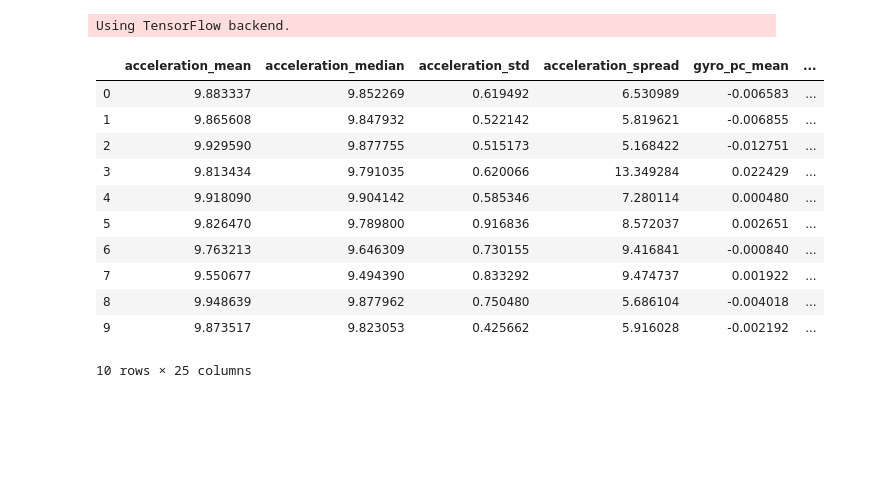
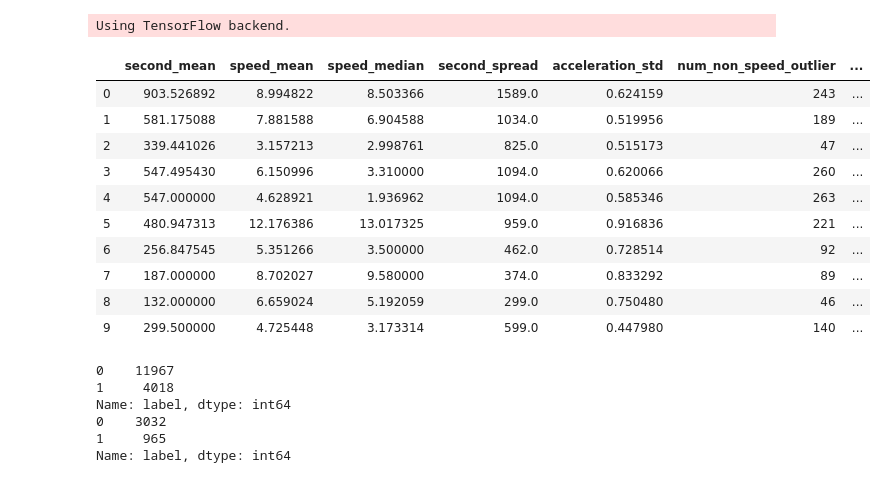
Before and after one commit to md-afif/AIforSEA_Safety, a Jupyter notebook: model_ANN.ipynb, the cells around one changed output. Drawn from its saved outputs; the diff is of its cells as text; code cells hidden in the pictures; blank space fills up the shorter version.

```diff
--- a/model_ANN.ipynb
+++ b/model_ANN.ipynb
@@ -17,20 +17,24 @@ Using TensorFlow backend.
 # %%
 DATA_DIR = os.path.join(os.getcwd(), '../data/safety/kfengtee.csv')
 
+adaboost_cols = ['second_mean', 'speed_mean', 'speed_median', 'second_spread',
+       'acceleration_std', 'num_non_speed_outlier', 'second_std',
+       'second_median', 'speed_spread', 'num_non_gyro_outlier', 'label']
+
 agg_diff_df = pd.read_csv(DATA_DIR)
 agg_diff_df = agg_diff_df.drop('bookingid', axis='columns')
+agg_diff_df = agg_diff_df[adaboost_cols]
 agg_diff_df.head(n=10)
 # %% [output]
-|  | acceleration_mean | acceleration_median | acceleration_std | acceleration_spread | gyro_pc_mean | ... |
-| 0 | 9.883337 | 9.852269 | 0.619492 | 6.530989 | -0.006583 | ... |
-| 1 | 9.865608 | 9.847932 | 0.522142 | 5.819621 | -0.006855 | ... |
-| 2 | 9.929590 | 9.877755 | 0.515173 | 5.168422 | -0.012751 | ... |
-| 3 | 9.813434 | 9.791035 | 0.620066 | 13.349284 | 0.022429 | ... |
-| 4 | 9.918090 | 9.904142 | 0.585346 | 7.280114 | 0.000480 | ... |
-| 5 | 9.826470 | 9.789800 | 0.916836 | 8.572037 | 0.002651 | ... |
-| 6 | 9.763213 | 9.646309 | 0.730155 | 9.416841 | -0.000840 | ... |
-| 7 | 9.550677 | 9.494390 | 0.833292 | 9.474737 | 0.001922 | ... |
-| 8 | 9.948639 | 9.877962 | 0.750480 | 5.686104 | -0.004018 | ... |
-| 9 | 9.873517 | 9.823053 | 0.425662 | 5.916028 | -0.002192 | ... |
+|  | second_mean | speed_mean | speed_median | second_spread | acceleration_std | num_non_speed_outlier | ... |
+| 0 | 903.526892 | 8.994822 | 8.503366 | 1589.0 | 0.624159 | 243 | ... |
+| 1 | 581.175088 | 7.881588 | 6.904588 | 1034.0 | 0.519956 | 189 | ... |
+| 2 | 339.441026 | 3.157213 | 2.998761 | 825.0 | 0.515173 | 47 | ... |
+| 3 | 547.495430 | 6.150996 | 3.310000 | 1094.0 | 0.620066 | 260 | ... |
+| 4 | 547.000000 | 4.628921 | 1.936962 | 1094.0 | 0.585346 | 263 | ... |
+| 5 | 480.947313 | 12.176386 | 13.017325 | 959.0 | 0.916836 | 221 | ... |
+| 6 | 256.847545 | 5.351266 | 3.500000 | 462.0 | 0.728514 | 92 | ... |
+| 7 | 187.000000 | 8.702027 | 9.580000 | 374.0 | 0.833292 | 89 | ... |
+| 8 | 132.000000 | 6.659024 | 5.192059 | 299.0 | 0.750480 | 46 | ... |
+| 9 | 299.500000 | 4.725448 | 3.173314 | 599.0 | 0.447980 | 140 | ... |
-10 rows × 25 columns
 # %%
@@ -70 +75,21 @@ X_test, y_test = df_merge.drop('label', axis=1), df_merge['label']
+# %%
+seed = 102
+
+np.random.seed(seed)
+
+X = agg_diff_df.drop('label', axis=1)
+y = agg_diff_df['label']
+
+X_train, X_test, y_train, y_test = train_test_split(X, y, test_size=0.2,
+                                                    random_state=seed, shuffle=True)
+
+print(y_train.value_counts())
+print(y_test.value_counts())
+# %% [output]
+0    11967
+1     4018
+Name: label, dtype: int64
+0    3032
+1     965
+Name: label, dtype: int64
 # %%
```
Also changed, not shown: parts of 12 cells of this notebook, 1 other file.
